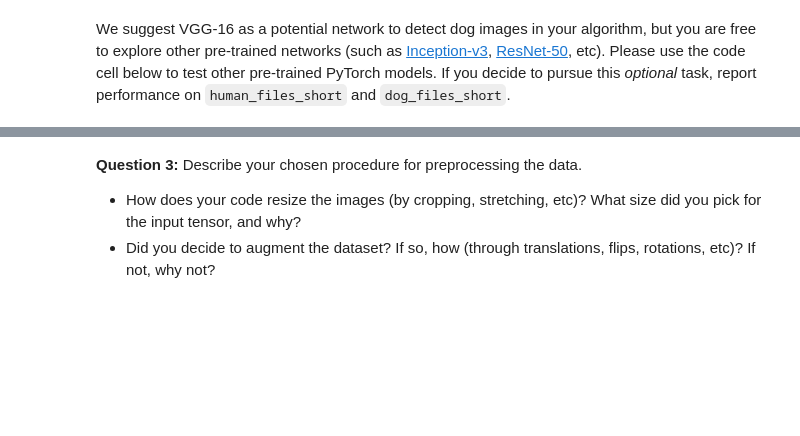
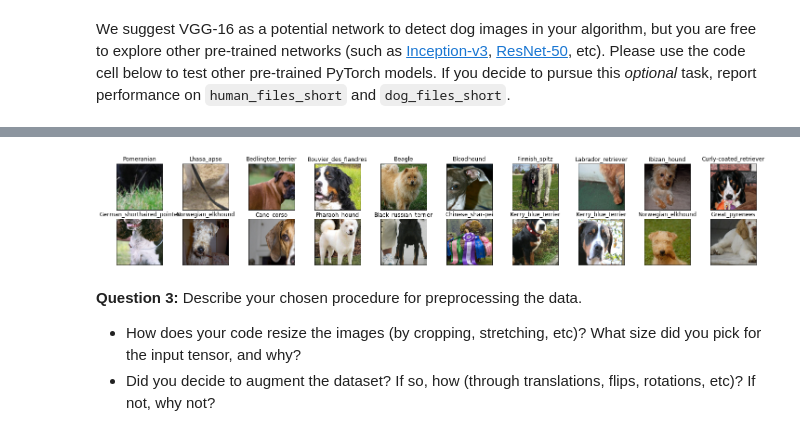
Before and after one commit to mangozy/deeplearning, a Jupyter notebook: dog_app.ipynb, the cells around one changed output, grey strips where cells are left out. Drawn from its saved outputs; the diff is of its cells as text; code cells hidden in the pictures; blank space fills up the shorter version.

```diff
--- a/dog_app.ipynb
+++ b/dog_app.ipynb
@@ -365,3 +394,27 @@ from torchvision import datasets
+# %%
+dog_classes = []
+for i in range(dog_files.shape[0]):
+    s = dog_files[i-1]
+    s = s[0:s.rfind('.jpg')]
+    s = s[0:s.rfind("_")]
+    s = s[0:s.rfind("/")]
+    s = s[1+s.find("."):len(s)]
+    dog_classes.append(s)
+dog_classes = list(set(dog_classes))
+# %%
+# obtain one batch of training images
+dataiter = iter(train_loader)
+images, labels = dataiter.next()
+images = images.numpy() # convert images to numpy for display
+
+# plot the images in the batch, along with the corresponding labels
+fig = plt.figure(figsize=(25, 4))
+for idx in np.arange(20):
+    ax = fig.add_subplot(2, 20/2, idx+1, xticks=[], yticks=[])
+    plt.imshow(np.transpose(images[idx], (1, 2, 0)))
+    ax.set_title(dog_classes[labels[idx]])
+# %% [output]
+[figure, added]
 # %% [markdown]
 **Question 3:** Describe your chosen procedure for preprocessing the data.
 - How does your code resize the images (by cropping, stretching, etc)?  What size did you pick for the input tensor, and why?
```
Also changed, not shown: parts of 11 cells of this notebook.
